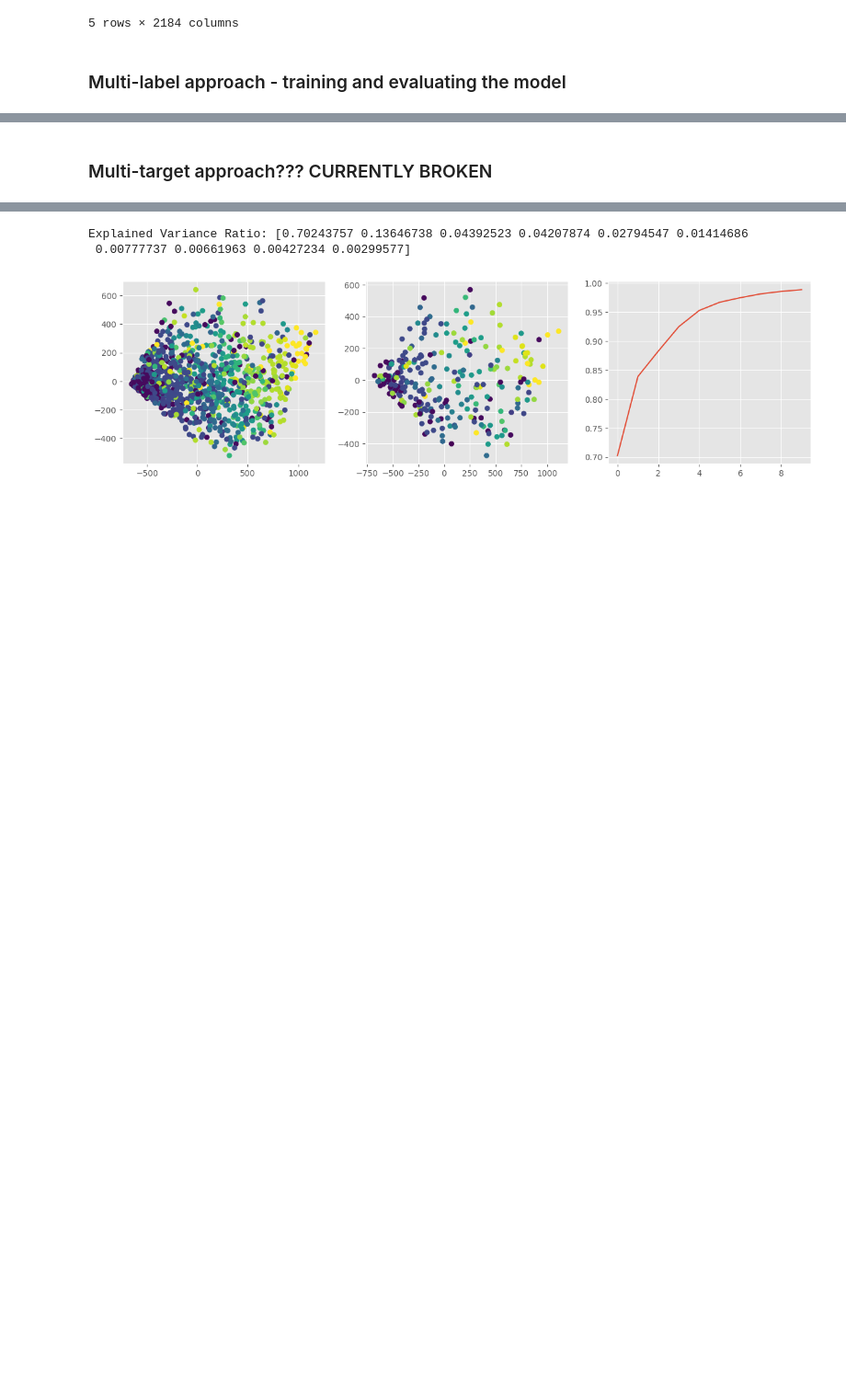
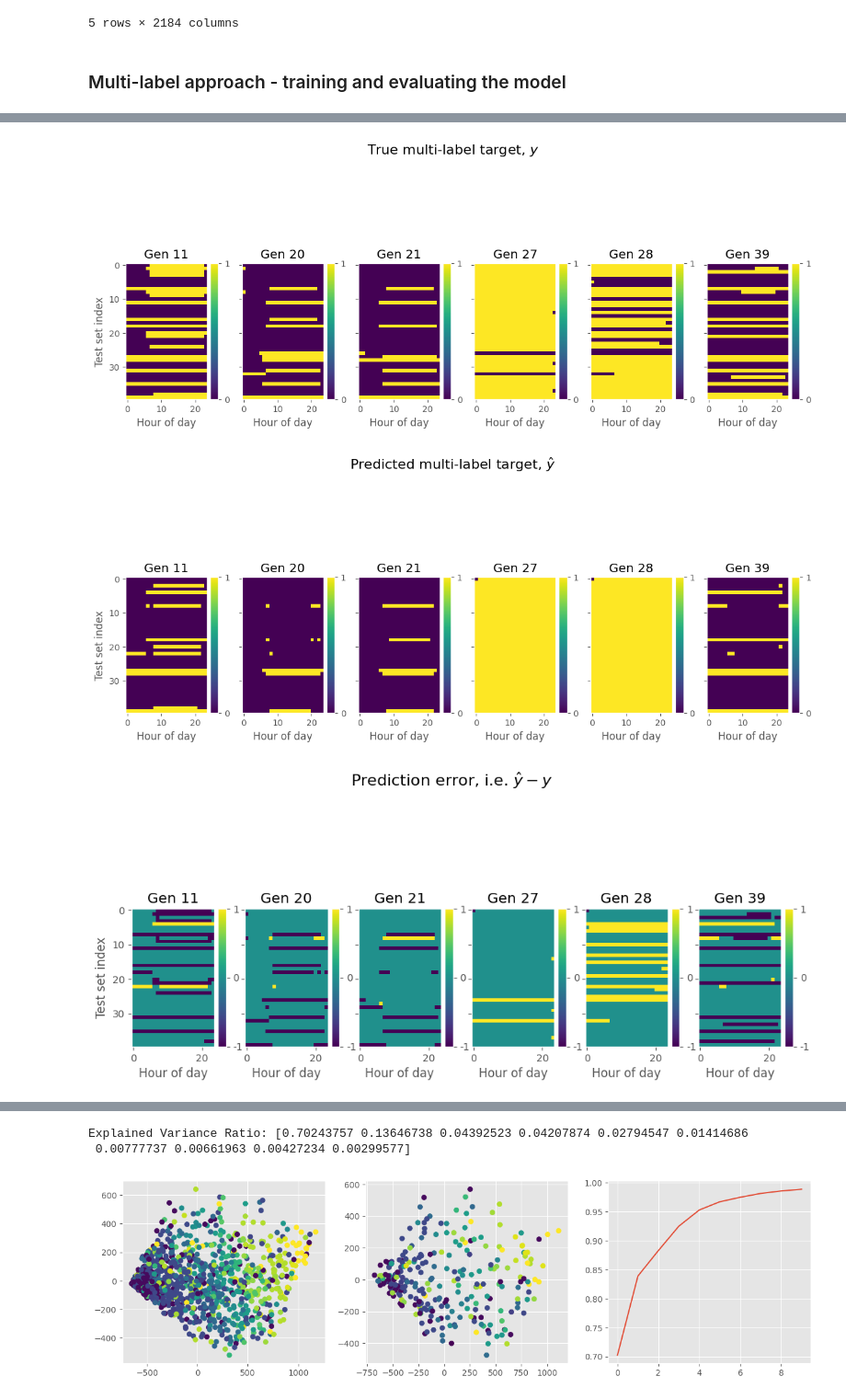
Before and after one commit to albertkjoller/ml-energy-systems, a Jupyter notebook: src/assignment3/notebooks/explainer_notebook.ipynb, the cells around one changed output, grey strips where cells are left out. Shown at 92% size. Cells and saved outputs as stored; diff of their text form; code cells hidden in the pictures; blank space fills up the shorter version.

```diff
--- a/src/assignment3/notebooks/explainer_notebook.ipynb
+++ b/src/assignment3/notebooks/explainer_notebook.ipynb
@@ -738,2 +714,0 @@ plt.show()
-# %% [markdown]
-### Multi-target approach??? CURRENTLY BROKEN
@@ -788,0 +715,65 @@ plt.show()
+# %%
+from mpl_toolkits.axes_grid1 import make_axes_locatable
+
+def add_binary_colorbar(ax, im):
+    divider = make_axes_locatable(ax)
+    cax = divider.append_axes("right", size="10%", pad=0.05)
+    cbar = plt.colorbar(im, cax=cax)
+    cbar.set_ticks([0, 1])
+    cbar.set_ticklabels(['0', '1'])
+
+def add_error_colorbar(ax, im):
+    divider = make_axes_locatable(ax)
+    cax = divider.append_axes("right", size="10%", pad=0.05)
+    cbar = plt.colorbar(im, cax=cax)
+    cbar.set_ticks([-1, 0, 1])
+    cbar.set_ticklabels(['-1', '0', '1'])
+# %%
+figsize = (12, 6)
+
+fig, axs = plt.subplots(1, 6, sharex=True, sharey=True, figsize=figsize)
+for gen_idx, gen_ in enumerate(valid_gens):
+    im = axs[gen_idx].imshow(ytest[gen_], cmap='viridis')
+    axs[gen_idx].grid(None)
+    axs[gen_idx].set_title(gen_)
+    axs[gen_idx].set_xlabel('Hour of day')
+    add_binary_colorbar(axs[gen_idx], im)
+
+axs[0].set_ylabel('Test set index')
+fig.suptitle('True multi-label target, $y$', fontsize=16)
+plt.tight_layout()
+plt.show()
+
+fig, axs = plt.subplots(1, 6, sharex=True, sharey=True, figsize=figsize)
+for gen_idx, gen_ in enumerate(valid_gens):
+    preds_ = preds.copy()
+    if np.all(preds_[gen_]):
+        preds_[gen_][0, 0] = 0
+
+    im = axs[gen_idx].imshow(preds_[gen_], cmap='viridis')
+    axs[gen_idx].grid(None)
+    axs[gen_idx].set_title(gen_)
+    axs[gen_idx].set_xlabel('Hour of day')
+    add_binary_colorbar(axs[gen_idx], im)
+
+axs[0].set_ylabel('Test set index')
+fig.suptitle('Predicted multi-label target, $\hat{y}$', fontsize=16)
+plt.tight_layout()
+plt.show()
+
+fig, axs = plt.subplots(1, 6, sharex=True, sharey=True, figsize=figsize)
+for gen_idx, gen_ in enumerate(valid_gens):
+    im = axs[gen_idx].imshow(preds[gen_] - ytest[gen_])
+    axs[gen_idx].grid(None)
+    axs[gen_idx].set_title(gen_)
+    axs[gen_idx].set_xlabel('Hour of day')
+    add_error_colorbar(axs[gen_idx], im)
+
+axs[0].set_ylabel('Test set index')
+fig.suptitle('Prediction error, i.e. $\hat{y} - y$', fontsize=16)
+plt.tight_layout()
+plt.show()
+# %% [output]
+[figure, added]
+[figure, added]
+[figure, added]
```
Also changed, not shown: parts of 14 cells of this notebook, 11 other files.
